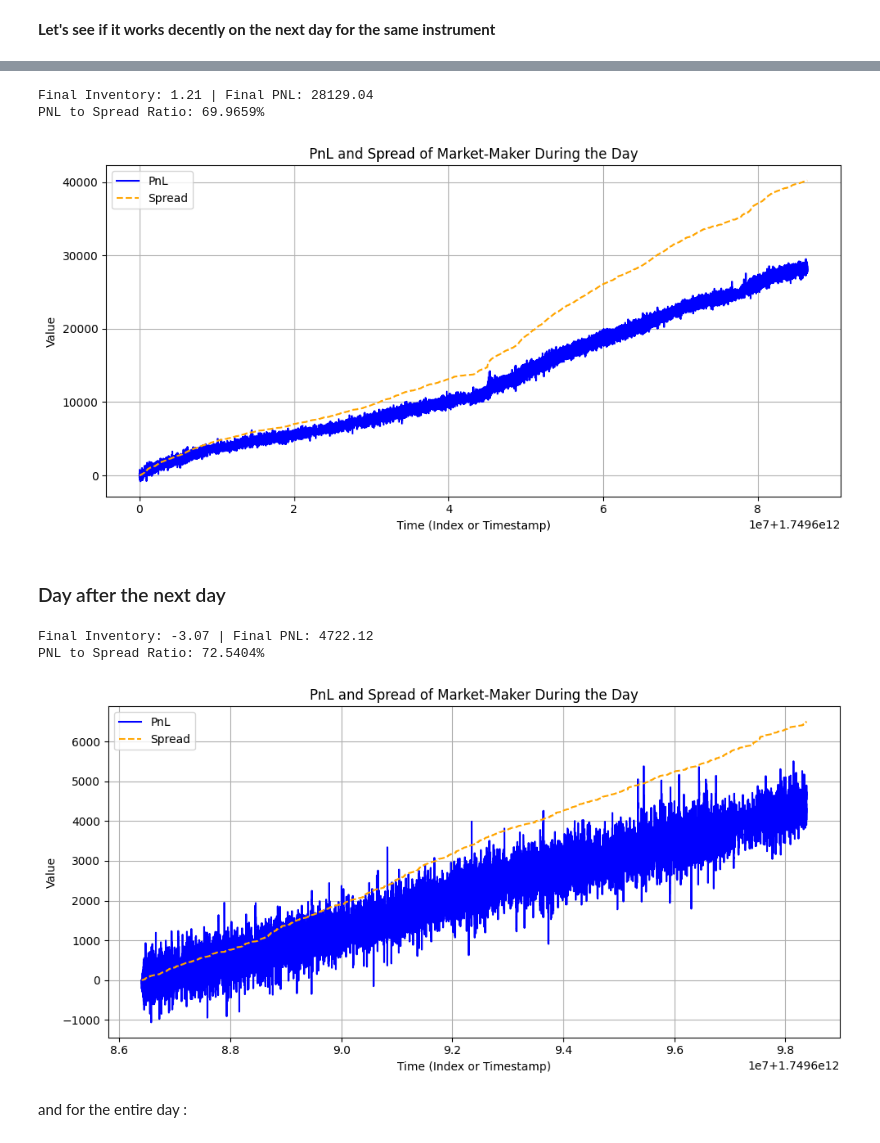
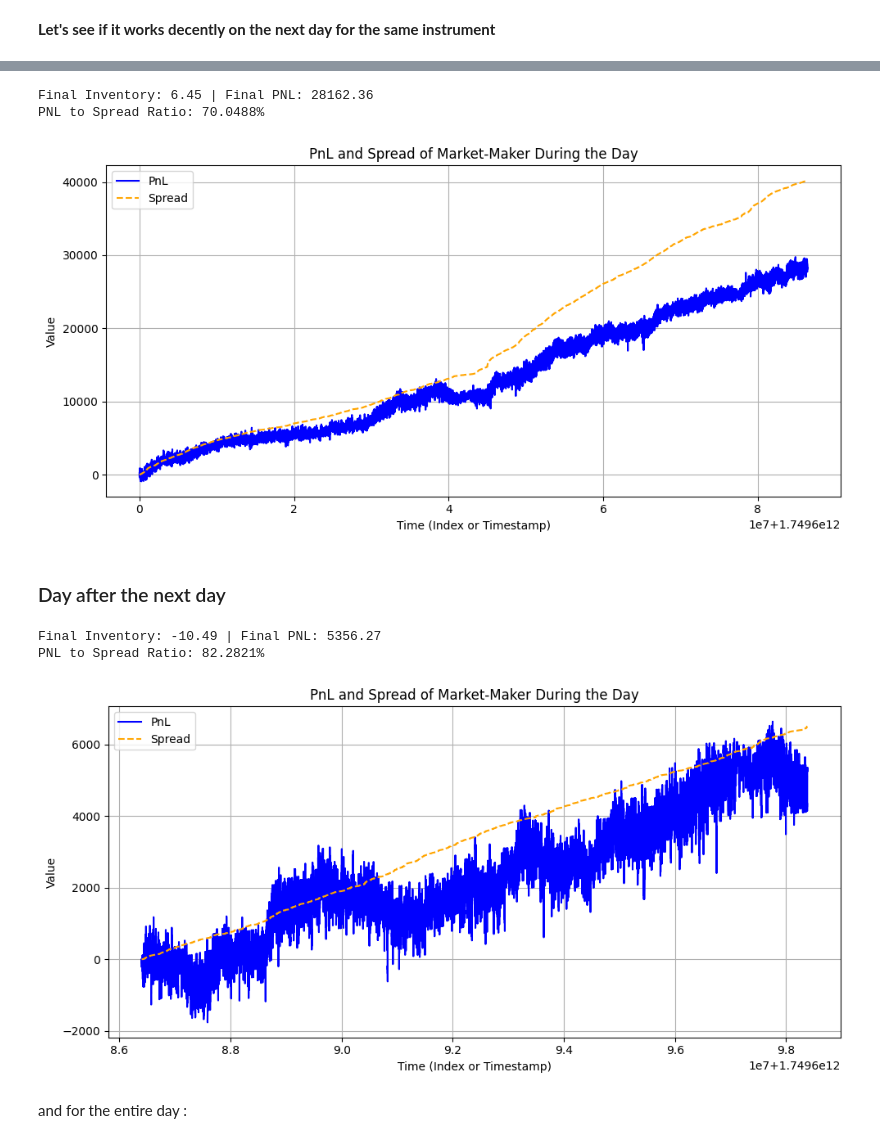
Before and after one commit to khushi-2653/Market_Making, a Jupyter notebook: Market_Making_final.ipynb, the cells around one changed output, grey strips where cells are left out. Cells and saved outputs as stored; diff of their text form; code cells hidden in the pictures.

```diff
--- a/Market_Making_final.ipynb
+++ b/Market_Making_final.ipynb
@@ -256,7 +256,7 @@ $$ ask\_vol = Q_0 (1 + \beta . \Delta) $$
 - If `market_neutral` is `True`, we ignore all inventory bias. Both bid and ask are sized at base_vol. Otherwise, we scale volumes in the opposite direction of unwanted inventory.
 # %%
 # Using inventory bias and unequal quoting
-def quotes(best_bid, best_ask, delta=0.1, inventory_vol=0, price_factor=1.0, vol_factor=0.5, base_vol=0.001, max_inventory=1.0, market_neutral=False):
+def quotes(best_bid, best_ask, delta=0.1, pos=0, price_factor=1.0, vol_factor=0.5, base_vol=0.001, max_inventory=1.0, market_neutral=False):
     '''
     delta : tick_size, we don't quote if spread < 2 * delta
     price_factor : amplifies how much aggresively price is affected by position (>= 1)
@@ -271,8 +271,8 @@ def quotes(best_bid, best_ask, delta=0.1, inventory_vol=0, price_factor=1.0, vol
     if(spread < 2 * delta): # Only quote if we have a proper spread
         return None
 
-    skew = max(abs(inventory_vol / max_inventory), 1)
-    if(inventory_vol < 0) :
+    skew = min(abs(pos / max_inventory), 1)
+    if(pos < 0) :
         skew = -skew # Negative skew if we are net short
     skew_price = round(skew * price_factor * delta, 1) # Price offset
 
@@ -302,5 +303,5 @@ def quotes(best_bid, best_ask, delta=0.1, inventory_vol=0, price_factor=1.0, vol
 # %%
-def hourly_pnl(loader, quote_interval=1, exit_interval=100, Price_factor=4.0, Vol_factor=0.5, Max_inventory=1.0, MARKET_NEUTRAL=False):
+def hourly_pnl(loader, quote_interval=1, exit_interval=100, Price_factor=1.0, Vol_factor=0.005, Max_inventory=1.0, MARKET_NEUTRAL=False):
     """
     Simulate PnL of one day by iterating over snapshots in order_books.
     Uses numpy arrays directly, no pandas.
@@ -308,7 +309,6 @@ def hourly_pnl(loader, quote_interval=1, exit_interval=100, Price_factor=4.0, Vo
     Price_factor : affects how much price is affected by inventory (>= 1)
     Vol_factor : affects how much volume is affected by inventory (needs to be <= 1)
     quote_interval : frequency at which we release new quotes
-    Vol_factor = 0 essentially implies market neutrality
     """
     # Load order books
     order_books = loader.order_books
@@ -354,7 +354,7 @@ def hourly_pnl(loader, quote_interval=1, exit_interval=100, Price_factor=4.0, Vo
 
         # quote every N steps
         if (idx % quote_interval == 0) and (best_bid is not None) and (best_ask is not None):
-            new_quotes = quotes(best_bid[0], best_ask[0], delta=0.1, inventory_vol=inventory.position, price_factor=Price_factor, vol_factor=Vol_factor, base_vol=base_vol, max_inventory=Max_inventory, market_neutral=MARKET_NEUTRAL)
+            new_quotes = quotes(best_bid[0], best_ask[0], delta=0.1, pos=inventory.position, price_factor=Price_factor, vol_factor=Vol_factor, base_vol=base_vol, max_inventory=Max_inventory, market_neutral=MARKET_NEUTRAL)
             if new_quotes:
                 bid_q, bid_v, ask_q, ask_v = new_quotes
                 if (bid_q is not None) and (ask_q is not None):
@@ -451,22 +424,22 @@ PNL to Spread Ratio: 84.0049%
 # %%
 loader2 = OrderBookLoader(path2)
 loader2.read_data()
-hourly_pnl(loader2,exit_interval=250, Price_factor=1, Vol_factor=0.013, Max_inventory=0.5)
+hourly_pnl(loader2,exit_interval=200, Price_factor=2.0, Vol_factor=0.0001, Max_inventory=2.0)
 # %% [output]
-Final Inventory: 1.21 | Final PNL: 28129.04
-PNL to Spread Ratio: 69.9659%
+Final Inventory: 6.45 | Final PNL: 28162.36
+PNL to Spread Ratio: 70.0488%
-[figure, old version]
+[figure, new version]
 # %% [markdown]
 ### Day after the next day
 # %%
 path3 = '/content/2025-06-12_BTCUSDT-26SEP25_ob500.txt'
 loader3 = OrderBookLoader(path3, rows_to_process = 100000)
 loader3.read_data()
-hourly_pnl(loader3,exit_interval=250, Price_factor=1, Vol_factor=0.013, Max_inventory=0.5)
+hourly_pnl(loader3,exit_interval=150, Price_factor=2.0, Vol_factor=0.0001, Max_inventory=2.0)
 # %% [output]
-Final Inventory: -3.07 | Final PNL: 4722.12
-PNL to Spread Ratio: 72.5404%
+Final Inventory: -10.49 | Final PNL: 5356.27
+PNL to Spread Ratio: 82.2821%
-[figure, old version]
+[figure, new version]
 # %% [markdown]
 and for the entire day :
 # %%
```
Also changed, not shown: parts of 18 cells of this notebook.
